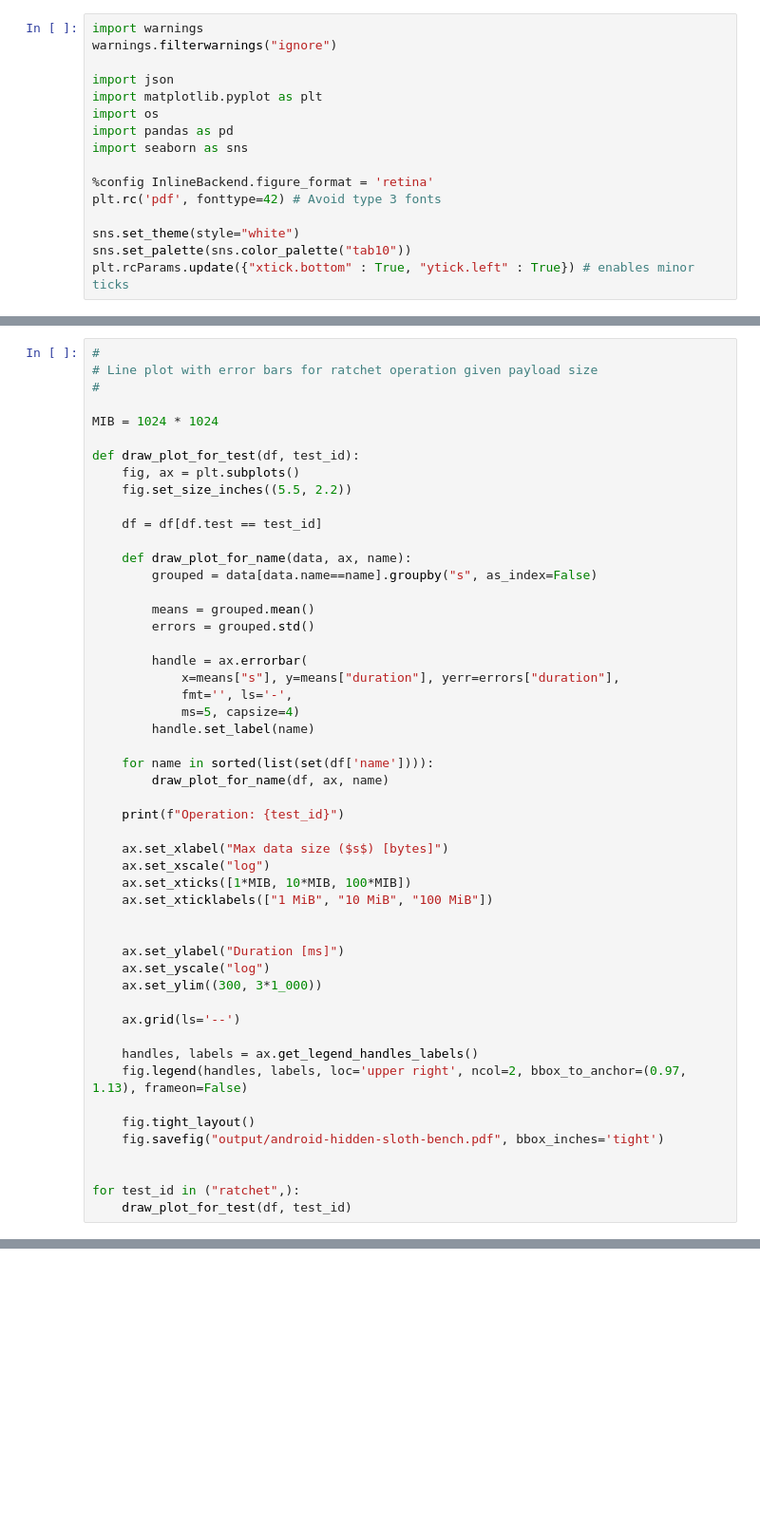
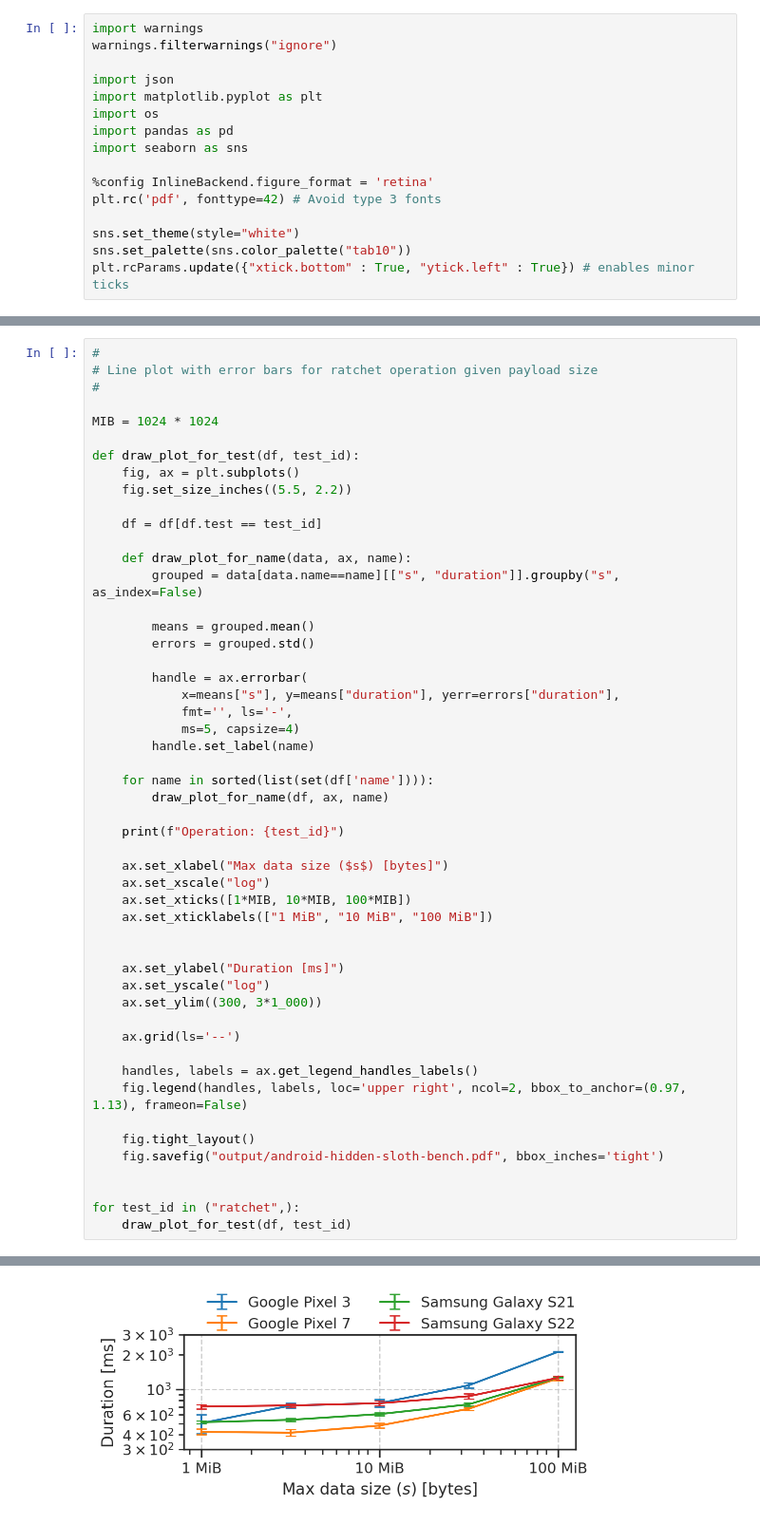
Before and after one commit to lambdapioneer/sloth, a Jupyter notebook: evaluation/04-analysis-android-hidden-sloth.ipynb, the cells around one changed output, grey strips where cells are left out. Shown: that part at 95% size. Drawn from its saved outputs; the diff is of its cells as text; blank space fills up the shorter version.

```diff
--- a/evaluation/04-analysis-android-hidden-sloth.ipynb
+++ b/evaluation/04-analysis-android-hidden-sloth.ipynb
@@ -106,7 +118,7 @@ def draw_plot_for_test(df, test_id):
     df = df[df.test == test_id]
 
     def draw_plot_for_name(data, ax, name):
-        grouped = data[data.name==name].groupby("s", as_index=False)
+        grouped = data[data.name==name][["s", "duration"]].groupby("s", as_index=False)
 
         means = grouped.mean()
         errors = grouped.std()
@@ -143,3 +155,4 @@ def draw_plot_for_test(df, test_id):
 
 for test_id in ("ratchet",):
     draw_plot_for_test(df, test_id)
+# %% [output]
@@ -146,3 +160,4 @@ for test_id in ("ratchet",):
+[figure, added]
 # %%
 #
 # Box plot for decrypt operation under two payload sizes
```
Also changed, not shown: parts of 4 cells of this notebook, 10 other files.
